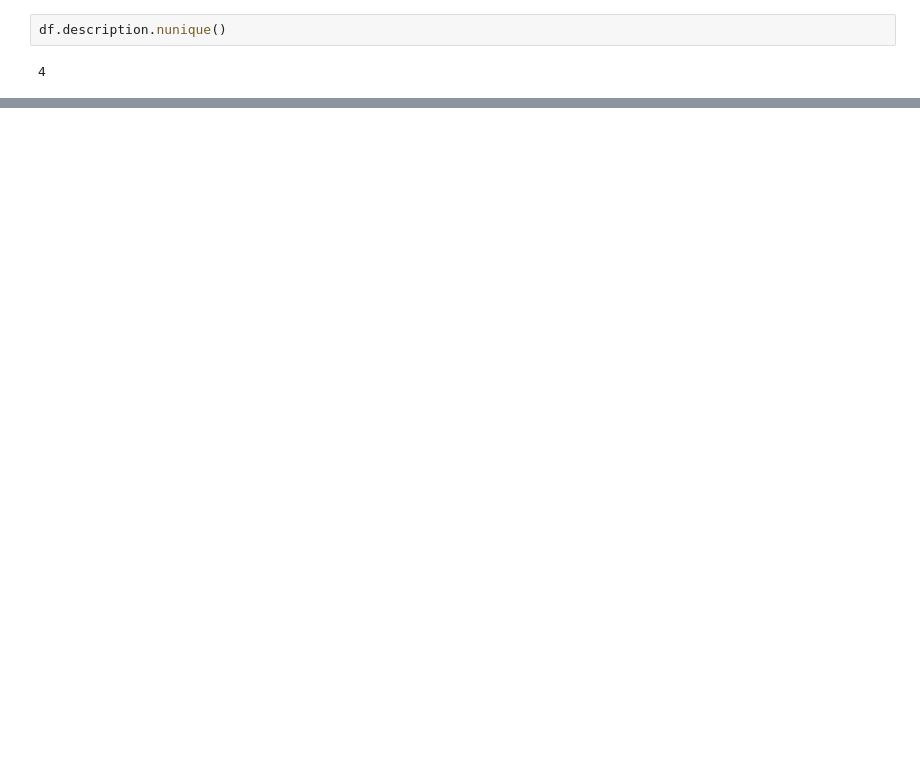
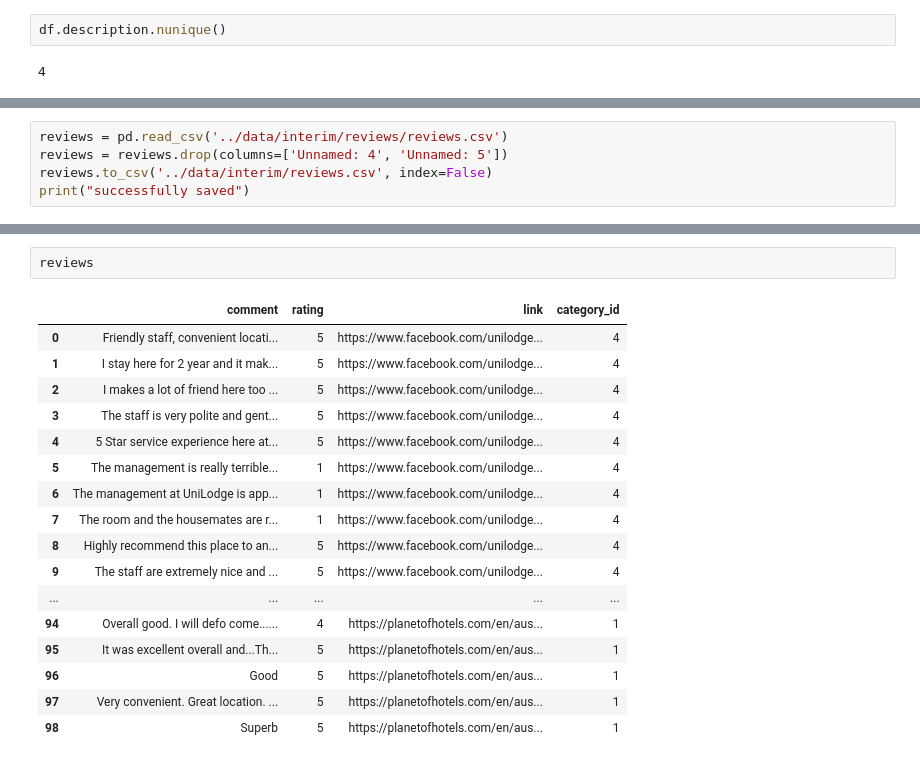
Before and after one commit to Melbourne-Backpack/datasets, a Jupyter notebook: notebooks/scrape.ipynb, the cells around one changed output, grey strips where cells are left out. Cells and saved outputs as stored; diff of their text form; blank space fills up the shorter version.

```diff
--- a/notebooks/scrape.ipynb
+++ b/notebooks/scrape.ipynb
@@ -315,0 +331,5 @@ df.description.nunique()
+# %%
+reviews = pd.read_csv('../data/interim/reviews/reviews.csv')
+reviews = reviews.drop(columns=['Unnamed: 4', 'Unnamed: 5'])
+reviews.to_csv('../data/interim/reviews.csv', index=False)
+print("successfully saved")
@@ -315,0 +338,20 @@ df.description.nunique()
+# %%
+reviews
+# %% [output]
+|  | comment | rating | link | category_id |
+| 0 | Friendly staff, convenient locati... | 5 | https://www.facebook.com/unilodge... | 4 |
+| 1 | I stay here for 2 year and it mak... | 5 | https://www.facebook.com/unilodge... | 4 |
+| 2 | I makes a lot of friend here too ... | 5 | https://www.facebook.com/unilodge... | 4 |
+| 3 | The staff is very polite and gent... | 5 | https://www.facebook.com/unilodge... | 4 |
+| 4 | 5 Star service experience here at... | 5 | https://www.facebook.com/unilodge... | 4 |
+| 5 | The management is really terrible... | 1 | https://www.facebook.com/unilodge... | 4 |
+| 6 | The management at UniLodge is app... | 1 | https://www.facebook.com/unilodge... | 4 |
+| 7 | The room and the housemates are r... | 1 | https://www.facebook.com/unilodge... | 4 |
+| 8 | Highly recommend this place to an... | 5 | https://www.facebook.com/unilodge... | 4 |
+| 9 | The staff are extremely nice and ... | 5 | https://www.facebook.com/unilodge... | 4 |
+| ... | ... | ... | ... | ... |
+| 94 | Overall good. I will defo come...... | 4 | https://planetofhotels.com/en/aus... | 1 |
+| 95 | It was excellent overall and...Th... | 5 | https://planetofhotels.com/en/aus... | 1 |
+| 96 | Good | 5 | https://planetofhotels.com/en/aus... | 1 |
+| 97 | Very convenient. Great location. ... | 5 | https://planetofhotels.com/en/aus... | 1 |
+| 98 | Superb | 5 | https://planetofhotels.com/en/aus... | 1 |
```
Also changed, not shown: parts of 4 cells of this notebook, 37 other files.
